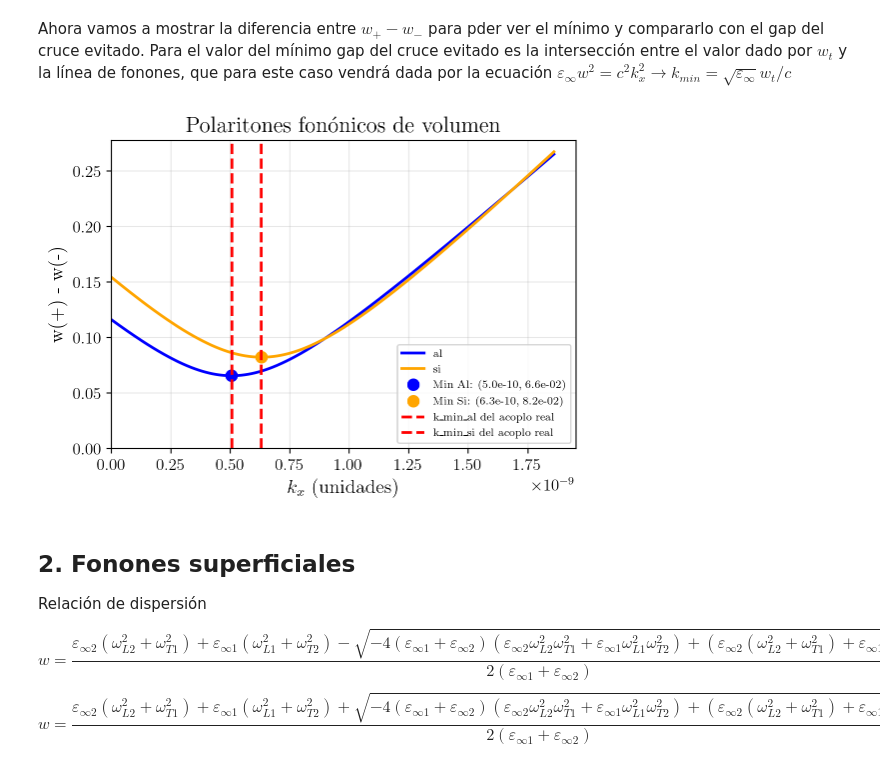
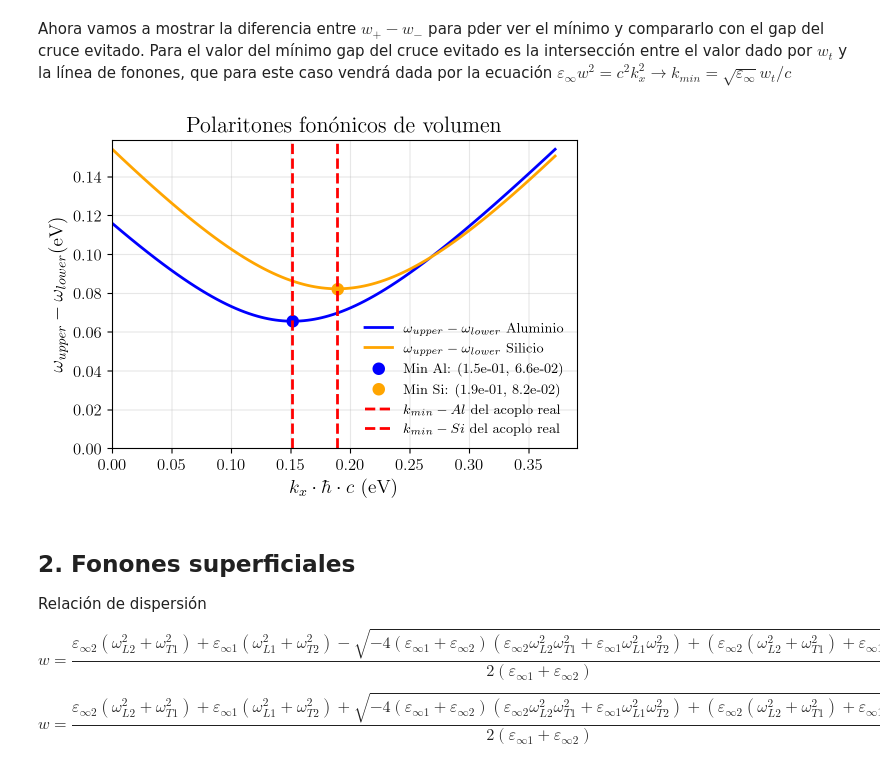
Before and after one commit to Scarlata0/Hybrid-Polaritons---TFG, a Jupyter notebook: TFG-Mario.ipynb, the cells around one changed output. Cells and saved outputs as stored; diff of their text form; code cells hidden in the pictures.

```diff
--- a/TFG-Mario.ipynb
+++ b/TFG-Mario.ipynb
@@ -21,5 +21,8 @@ eps_inf_al = 2.5
 w_l0_al = 93600*const.h*const.c/const.e   #en eV
 w_t0_al = 77200*const.h*const.c/const.e   #en eV
 y_0_al = 0.18*w_l0_al
-w_D
+
+factor_global= 100*const.h*const.c/const.e #para el eje X
+
+w_t0_si
 # %% [output]
@@ -544,49 +546,51 @@ plt.rcParams.update({ # --- Parámetros (copiado de internet para cambiar lo de
 # --- Creación de los datos: manipular esto para cada ejemplo, el resto no tocar ---
 fig, ax = plt.subplots(figsize=(6, 4))
 ax.set_title("Polaritones fonónicos de volumen") #Título de la gráfica
-x = np.linspace(0,0.000015*100*const.h*const.c/const.e,500)
+x = np.linspace(0,3000*factor_global,500)
 
-y1al = np.sqrt((const.c**2*x**2+eps_inf_al*w_l0_al**2-np.sqrt((const.c**2*x**2+eps_inf_al*w_l0_al**2)**2-4*const.c**2*eps_inf_al*x**2*w_t0_al**2))/(2*eps_inf_al)) #omega-
-y2al = np.sqrt((const.c**2*x**2+eps_inf_al*w_l0_al**2+np.sqrt((const.c**2*x**2+eps_inf_al*w_l0_al**2)**2-4*const.c**2*eps_inf_al*x**2*w_t0_al**2))/(2*eps_inf_al)) #omega+
-y1si = np.sqrt((const.c**2*x**2+eps_inf_si*w_l0_si**2-np.sqrt((const.c**2*x**2+eps_inf_si*w_l0_si**2)**2-4*const.c**2*eps_inf_si*x**2*w_t0_si**2))/(2*eps_inf_si)) #omega-
-y2si = np.sqrt((const.c**2*x**2+eps_inf_si*w_l0_si**2+np.sqrt((const.c**2*x**2+eps_inf_si*w_l0_si**2)**2-4*const.c**2*eps_inf_si*x**2*w_t0_si**2))/(2*eps_inf_si)) #omega+
+y1al = np.sqrt((x**2+eps_inf_al*w_l0_al**2-np.sqrt((x**2+eps_inf_al*w_l0_al**2)**2-4*eps_inf_al*x**2*w_t0_al**2))/(2*eps_inf_al))
+y2al = np.sqrt((x**2+eps_inf_al*w_l0_al**2+np.sqrt((x**2+eps_inf_al*w_l0_al**2)**2-4*eps_inf_al*x**2*w_t0_al**2))/(2*eps_inf_al))
+y1si = np.sqrt((x**2+eps_inf_si*w_l0_si**2-np.sqrt((x**2+eps_inf_si*w_l0_si**2)**2-4*eps_inf_si*x**2*w_t0_si**2))/(2*eps_inf_si))
+y2si = np.sqrt((x**2+eps_inf_si*w_l0_si**2+np.sqrt((x**2+eps_inf_si*w_l0_si**2)**2-4*eps_inf_si*x**2*w_t0_si**2))/(2*eps_inf_si))
+
 
 # Cálculo de las funciones finales
 y_al = y2al - y1al
 y_si = y2si - y1si
 
-ax.plot(x,y_al,label=' al', color='blue')
-ax.plot(x,y_si,label=' si', color='orange')
+ax.plot(x,y_al,label=' $\omega_{upper}-\omega_{lower}$ Aluminio', color='blue')
+ax.plot(x,y_si,label=' $\omega_{upper}-\omega_{lower}$ Silicio', color='orange')
 
 # --- BÚSQUEDA DE MÍNIMOS ---
 idx_min_al = np.argmin(y_al)
 x_min_al = x[idx_min_al]
 y_min_al = y_al[idx_min_al]
 
 idx_min_si = np.argmin(y_si)
 x_min_si = x[idx_min_si]
 y_min_si = y_si[idx_min_si]
 # Marcar los mínimos en la gráfica
 ax.plot(x_min_al, y_min_al,'o', markersize=8,
         label=f'Min Al: ({x_min_al:.1e}, {y_min_al:.1e})',color='blue')
 ax.plot(x_min_si, y_min_si, 'o', markersize=8,
         label=f'Min Si: ({x_min_si:.1e}, {y_min_si:.1e})',color='orange')
-plt.axvline(np.sqrt(eps_inf_al)*w_t0_al/const.c, color='r', linestyle='--', linewidth=2, label='k_min_al del acoplo real')
-plt.axvline(np.sqrt(eps_inf_si)*w_t0_si/const.c, color='r', linestyle='--', linewidth=2, label='k_min_si del acoplo real')
+plt.axvline(np.sqrt(eps_inf_al)*w_t0_al, color='r', linestyle='--', linewidth=2, label='$k_{min}-Al$ del acoplo real')
+plt.axvline(np.sqrt(eps_inf_si)*w_t0_si, color='r', linestyle='--', linewidth=2, label='$k_{min}-Si$ del acoplo real')
 
 
 # --- Etiquetas, título y leyenda ---
 
-ax.set_xlabel(r"$k_x$ (unidades)")
-ax.set_ylabel("w(+) - w(-)")
-ax.legend(loc="lower right", frameon=True, fontsize=8)
+ax.set_xlabel(r"$k_x \cdot \hbar \cdot c$ (eV)")
+ax.set_ylabel("$\omega_{upper}-\omega_{lower}$(eV)")
+ax.legend(loc="lower right", frameon=False, fontsize='small' )
+
 
 # --- Límites y anotaciones ---
 ax.set_xlim(0,)
 ax.set_ylim(0,)
 plt.show()
 # %% [output]
-[figure, old version]
+[figure, new version]
 # %% [markdown]
 ## 2. Fonones superficiales
 Relación de dispersión
```
Also changed, not shown: parts of 20 cells of this notebook.
